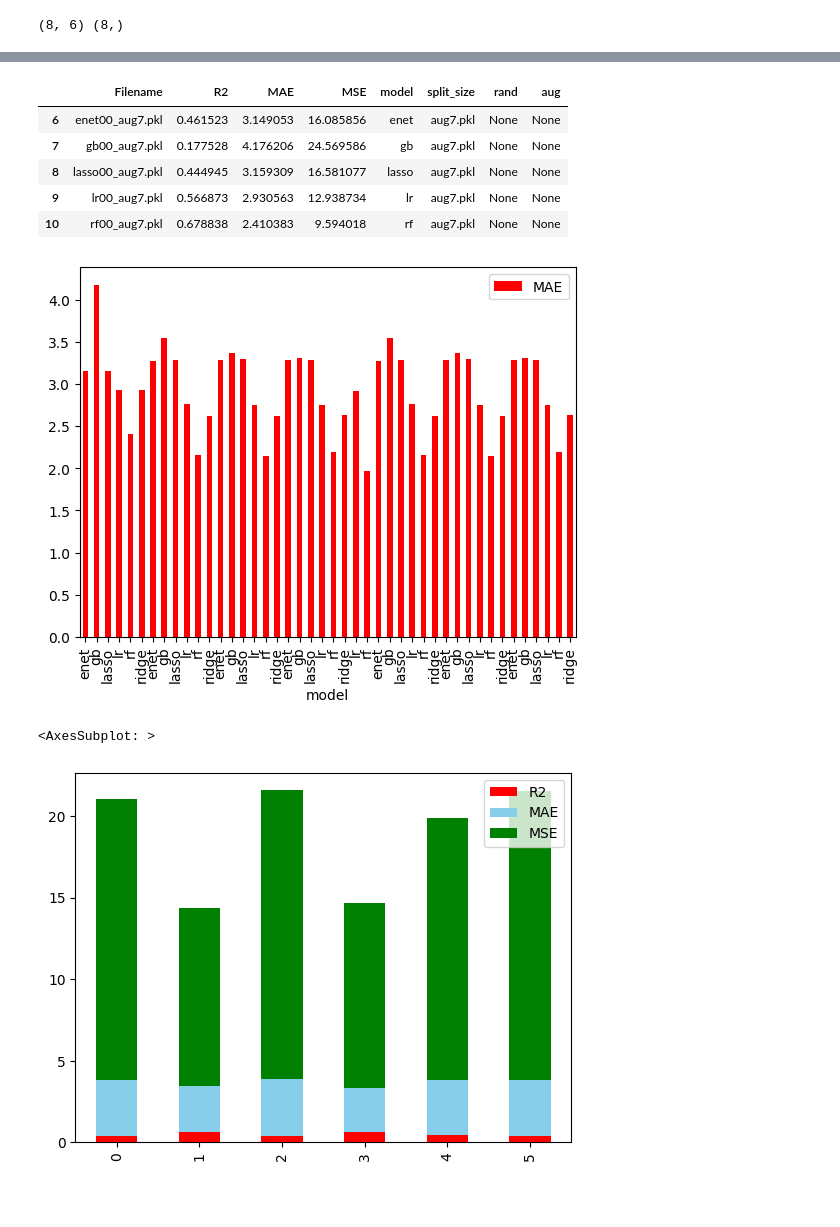
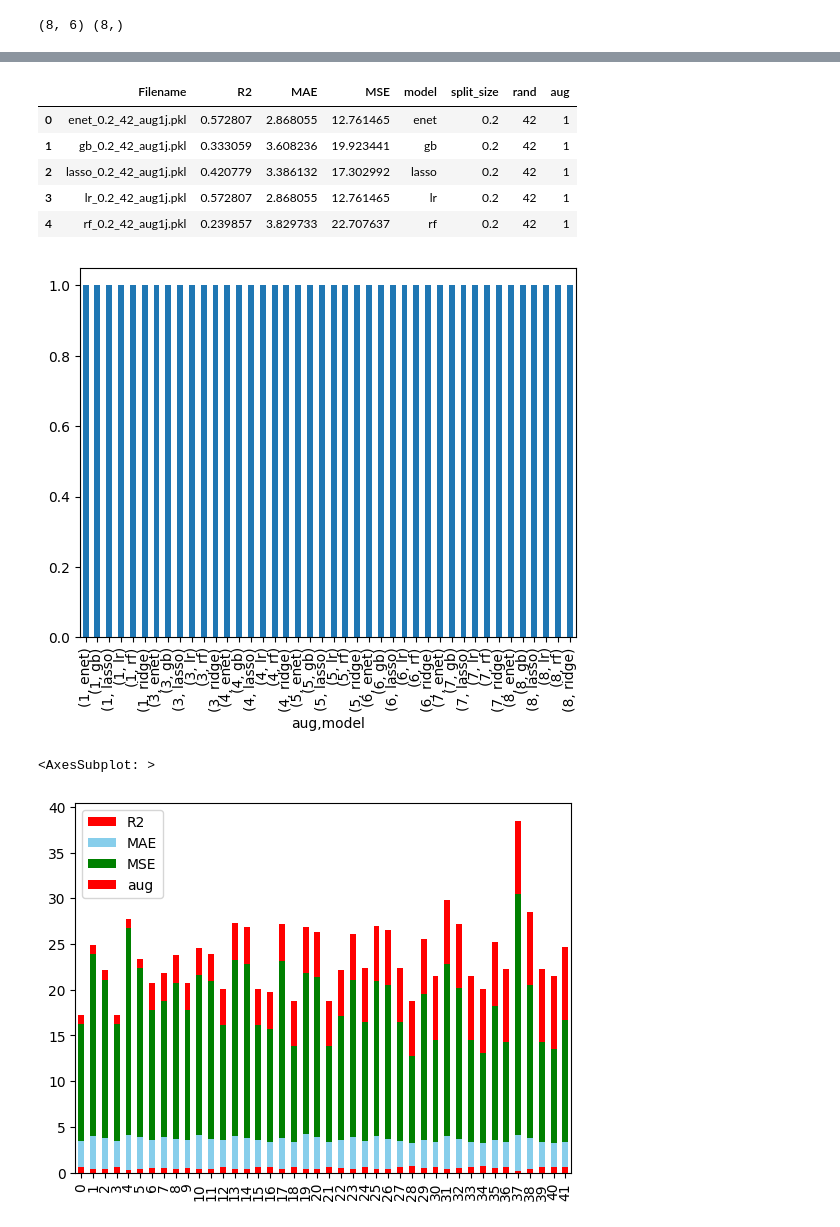
Before and after one commit to adamkolusz/angle-of-repose-ML, a Jupyter notebook: test_model.ipynb, the cells around one changed output, grey strips where cells are left out. Cells and saved outputs as stored; diff of their text form; code cells hidden in the pictures; blank space fills up the shorter version.

```diff
--- a/test_model.ipynb
+++ b/test_model.ipynb
@@ -79,7 +79,7 @@ def evaluate_model(input_model, X_test, y_test):
     X_train.append(X_tr)
     model_scores.append([algo, curr_r2, curr_MAE, curr_MSE])
 # %%
-path_to_dir = "C:/Users/adamk/Documents/augmentation/models/"
+path_to_dir = "new3/"
 # path_to_dir = "models/"
 model_list = list_files_in_dir(path_to_dir)
 # %%
@@ -150,7 +179,7 @@ for i, contents in enumerate(scores_array):
         splitted[3] = int(''.join(filter(str.isdigit, splitted[3])))
     except:
         pass
-    if len(splitted)==4:
+    if len(splitted)>4:
     # if contents
         print(splitted)
     scores_array2.append(splitted)
@@ -203,35 +194,31 @@ columns = ["Filename", "R2", "MAE", "MSE", "model", "split_size", "rand", "aug"]
 data=np.hstack((scores_array,y))
 plotdata = pd.DataFrame(data,columns=columns)
 # %%
-# plotdata['R2'] = plotdata['R2'].astype(float)
-# plotdata['MAE'] = plotdata['MAE'].astype(float)
-# plotdata['MSE'] = plotdata['MSE'].astype(float)
-# plotdata['aug'] = plotdata['aug'].astype(int)
+plotdata['R2'] = plotdata['R2'].astype(float)
+plotdata['MAE'] = plotdata['MAE'].astype(float)
+plotdata['MSE'] = plotdata['MSE'].astype(float)
+plotdata['aug'] = plotdata['aug'].astype(int)
 # %%
-sort_df = plotdata.loc[plotdata['split_size'] != 'orig.pkl']
+sort_df = plotdata.loc[plotdata['R2'] > 0.1]
 sort_df.head()
 # %% [output]
 |  | Filename | R2 | MAE | MSE | model | split_size | rand | aug |
-| 6 | enet00_aug7.pkl | 0.461523 | 3.149053 | 16.085856 | enet | aug7.pkl | None | None |
-| 7 | gb00_aug7.pkl | 0.177528 | 4.176206 | 24.569586 | gb | aug7.pkl | None | None |
-| 8 | lasso00_aug7.pkl | 0.444945 | 3.159309 | 16.581077 | lasso | aug7.pkl | None | None |
-| 9 | lr00_aug7.pkl | 0.566873 | 2.930563 | 12.938734 | lr | aug7.pkl | None | None |
-| 10 | rf00_aug7.pkl | 0.678838 | 2.410383 | 9.594018 | rf | aug7.pkl | None | None |
+| 0 | enet_0.2_42_aug1j.pkl | 0.572807 | 2.868055 | 12.761465 | enet | 0.2 | 42 | 1 |
+| 1 | gb_0.2_42_aug1j.pkl | 0.333059 | 3.608236 | 19.923441 | gb | 0.2 | 42 | 1 |
+| 2 | lasso_0.2_42_aug1j.pkl | 0.420779 | 3.386132 | 17.302992 | lasso | 0.2 | 42 | 1 |
+| 3 | lr_0.2_42_aug1j.pkl | 0.572807 | 2.868055 | 12.761465 | lr | 0.2 | 42 | 1 |
+| 4 | rf_0.2_42_aug1j.pkl | 0.239857 | 3.829733 | 22.707637 | rf | 0.2 | 42 | 1 |
 # %%
 # gca stands for 'get current axis'
 import matplotlib.pyplot as plt
-ax = plt.gca()
-sort_df.plot(kind='bar',x='model',y='MAE', color='red', ax=ax)
-# sort_df.plot(kind='bar',x='model',y='R2',ax=ax)
-
-
+sort_df.groupby(['aug','model']).size().plot(kind='bar',stacked=True)
 plt.show()
 # %% [output]
-[figure, old version]
+[figure, new version]
 # %%
 sort_df.plot(kind='bar', stacked=True, color=['red', 'skyblue', 'green'])
 # %% [output]
 <AxesSubplot: >
-[figure, old version]
+[figure, new version]
 # %%
 import seaborn as sns
```
Also changed, not shown: parts of 12 cells of this notebook, 1 other file.
